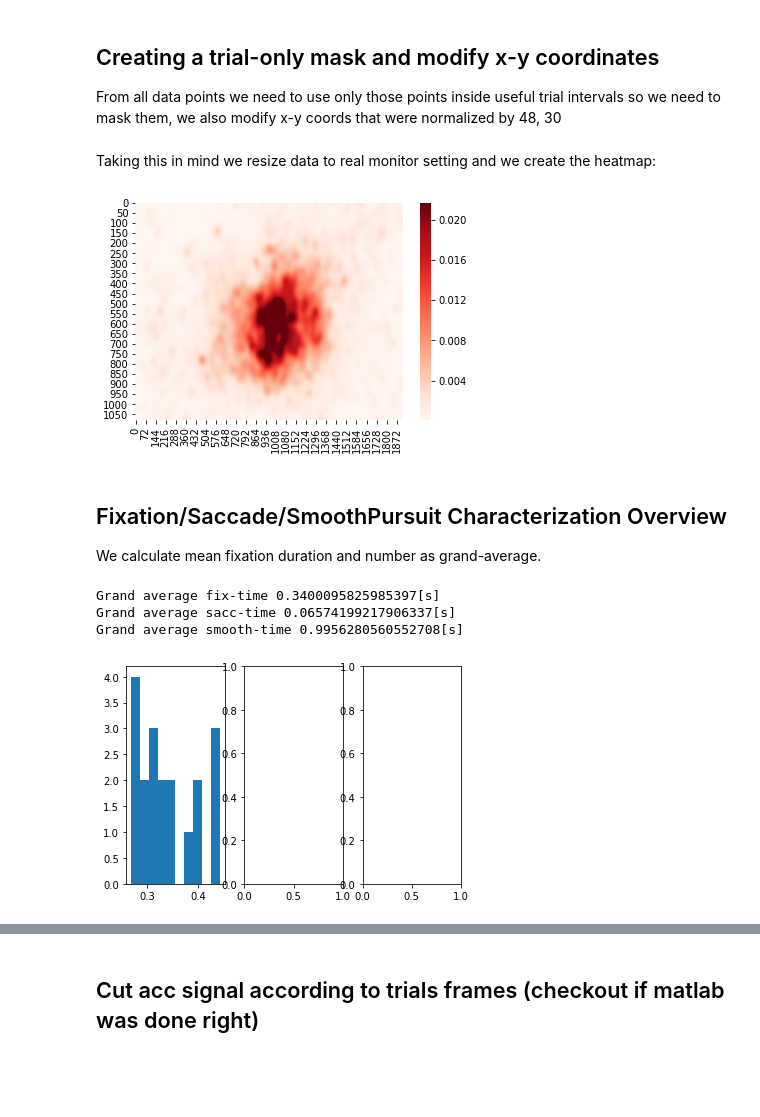
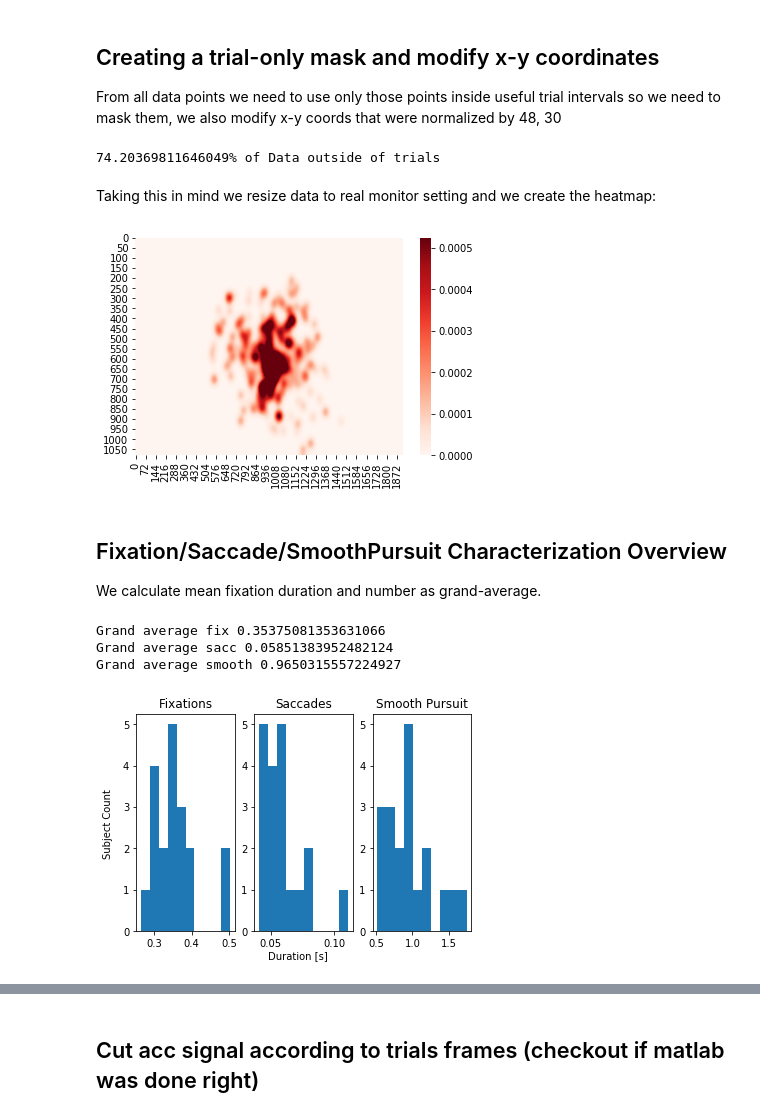
Before and after one commit to harrisonford/accelerometer-data, a Jupyter notebook: Report.ipynb, the cells around one changed output, grey strips where cells are left out. Drawn from its saved outputs; the diff is of its cells as text; code cells hidden in the pictures; blank space fills up the shorter version.

Commit message:
adding seaborn images

```diff
--- a/Report.ipynb
+++ b/Report.ipynb
@@ -71,11 +70,14 @@ for data_index in range(len(trial_id)):
 # add this mask to data csv
 data['trial_id'] = trial_id
 
-# finally modify x-y
-
+# calculate percentage of data outside of a trial
+ratio = np.sum(trial_id == -1) / len(trial_id)
+print("{}% of Data outside of trials".format(ratio*100))
 
 # make a modified file
 data.to_csv('./source_data/data_modified.csv')
+# %% [output]
+74.20369811646049% of Data outside of trials
 # %% [markdown]
 Taking this in mind we resize data to real monitor setting and we create the heatmap:
 # %%
@@ -87,12 +89,17 @@ import cv2
 
 
 # import data
-data = pd.read_csv('./source_data/data.csv')
-x0_resized = data['x_start']*1920/48  # index = 2
-y0_resized = data['y_start']*1080/30  # index = 3
+data = pd.read_csv('./source_data/data_modified.csv')
+x0_resized = data['x_start']*1920/48
+y0_resized = data['y_start']*1080/30
+data_type = data['type']
+trial_id = data['trial_id']
 
-duration = data['duration']  # index = 7
-mask = [(x > 0) and (x < 48) and (y > 0) and (y < 30) for x, y in zip(x0, y0)]
+duration = data['duration']
+
+# creating mask to subset data: tag = 1,2,3 - sacc,fix,sp; t_id = 0 to 5 according to trial id (0 is passive obs)
+mask = [(x > 0) and (x < 1920) and (y > 0) and (y < 1080) and tag == 2 and t_id == 1 for x, y, tag, t_id in
+        zip(x0_resized, y0_resized, data_type, trial_id)]
 
 # translate to a heatmap
 heatmap = np.zeros((1080, 1920))
@@ -106,7 +113,7 @@ blurred_heatmap = cv2.GaussianBlur(heatmap, (0, 0), 20)
 sb.heatmap(blurred_heatmap, cmap='Reds', robust=True)
 plt.show()
 # %% [output]
-[figure, old version]
+[figure, new version]
 # %% [markdown]
 ## Fixation/Saccade/SmoothPursuit Characterization Overview
 
@@ -120,40 +127,50 @@ import matplotlib.pyplot as plt
 # create a function that averages duration per subject
 def group_average_duration(dataframe, event_id):
     times = dataframe['duration']
     subject_mask = dataframe['subject']
     type_mask = dataframe['type']
+    trial_mask = dataframe['trial_id']
     n_subjects = subject_mask.max()
     mean_data = np.empty(n_subjects)
 
     for n in range(n_subjects):
         subject_data = [time for index, time in enumerate(times)
-                        if subject_mask[index] == n+1 and type_mask[index] == event_id]
-        mean_data[n] = np.nanmean(subject_data)
+                        if subject_mask[index] == n+1 and type_mask[index] == event_id and trial_mask[index] >= 0]
+        mean_data[n] = np.nanmean(subject_data)  # change to use np.nanmean() for duration or len() for quantity
     return mean_data
 
 
 # import data
-data = pd.read_csv('./source_data/data.csv')
+data = pd.read_csv('./source_data/data_modified.csv')
 
 # average events
 data_type = dict(sacc=1, fix=2, smp=3)  # smp = smooth pursuit
 sacc_duration = group_average_duration(data, data_type['sacc'])
 fix_duration = group_average_duration(data, data_type['fix'])
 smp_duration = group_average_duration(data, data_type['smp'])
 
 
-print("Grand average fix-time {}[s]".format(np.nanmean(fix_duration)))
-print("Grand average sacc-time {}[s]".format(np.nanmean(sacc_duration)))
-print("Grand average smooth-time {}[s]".format(np.nanmean(smp_duration)))
+print("Grand average fix {}".format(np.nanmean(fix_duration)))
+print("Grand average sacc {}".format(np.nanmean(sacc_duration)))
+print("Grand average smooth {}".format(np.nanmean(smp_duration)))
 
 # plot average duration for subjects histogram
 fig, axes = plt.subplots(1, 3)
 axes[0].hist(fix_duration)
+axes[0].set_title("Fixations")
 axes[1].hist(sacc_duration)
+axes[1].set_title("Saccades")
 axes[2].hist(smp_duration)
+axes[2].set_title("Smooth Pursuit")
+
+# Set common labels
+fig.text(0.5, 0.04, 'Duration [s]', ha='center', va='center')
+fig.text(0.06, 0.5, 'Subject Count', ha='center', va='center', rotation='vertical')
+
+plt.savefig("average_durations.png", dpi=1000)
 plt.show()
 # %% [output]
-Grand average fix-time 0.3400095825985397[s]
-Grand average sacc-time 0.06574199217906337[s]
-Grand average smooth-time 0.9956280560552708[s]
+Grand average fix 0.35375081353631066
+Grand average sacc 0.05851383952482124
+Grand average smooth 0.9650315557224927
-[figure, old version]
+[figure, new version]
```
Also changed, not shown: parts of 3 cells of this notebook, 1 other file.
